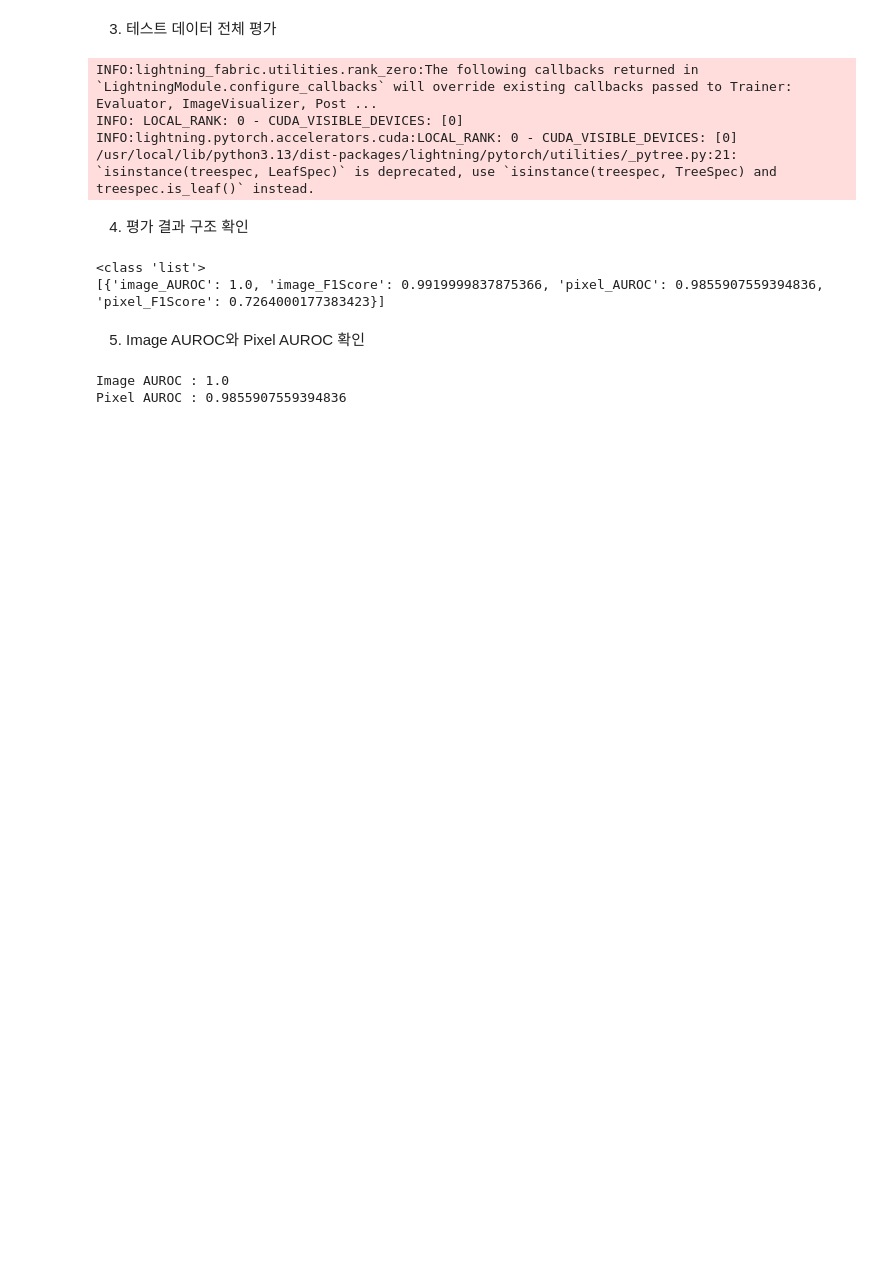
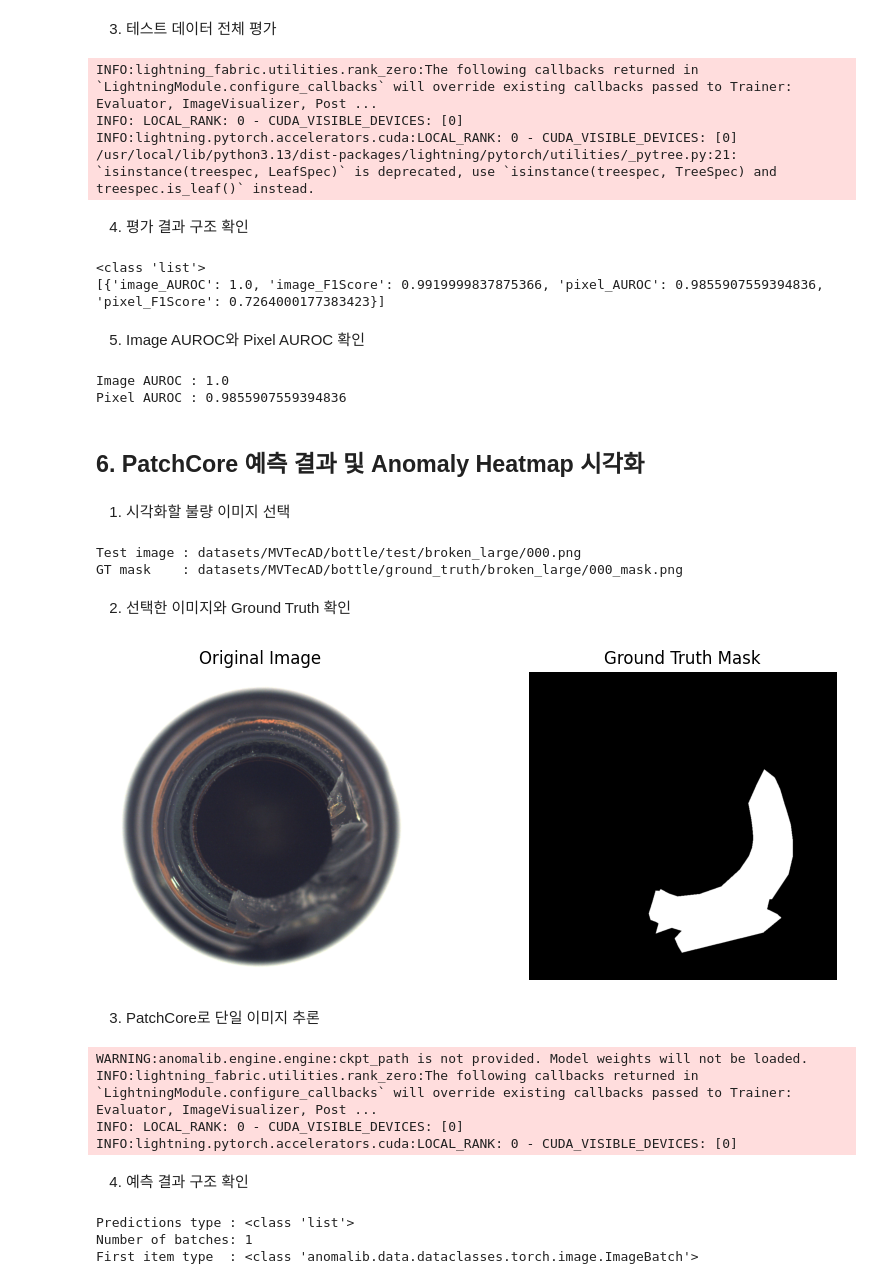
Before and after one commit to minwoo1119/edge-anomaly-detection, a Jupyter notebook: notebooks/mvtec_exploration.ipynb, the cells around one changed output. Saved outputs shown, nothing was run; the diff lists cells and outputs as text; code cells hidden in the pictures; blank space fills up the shorter version.

Commit message:
feat: PatchCore 이상 탐지 결과 및 히트맵 시각화 추가

```diff
--- a/notebooks/mvtec_exploration.ipynb
+++ b/notebooks/mvtec_exploration.ipynb
@@ -353,3 +353,75 @@ print("Pixel AUROC :", pixel_auroc)
 # %% [output]
 Image AUROC : 1.0
 Pixel AUROC : 0.9855907559394836
+# %% [markdown]
+## 6. PatchCore 예측 결과 및 Anomaly Heatmap 시각화
+# %% [markdown]
+1. 시각화할 불량 이미지 선택
+# %%
+from pathlib import Path
+
+root = Path("./datasets/MVTecAD/bottle")
+
+test_image_path = sorted(
+    (root / "test" / "broken_large").glob("*.png")
+)[0]
+
+ground_truth_path = (
+    root
+    / "ground_truth"
+    / "broken_large"
+    / f"{test_image_path.stem}_mask.png"
+)
+
+print("Test image :", test_image_path)
+print("GT mask    :", ground_truth_path)
+# %% [output]
+Test image : datasets/MVTecAD/bottle/test/broken_large/000.png
+GT mask    : datasets/MVTecAD/bottle/ground_truth/broken_large/000_mask.png
+# %% [markdown]
+2. 선택한 이미지와 Ground Truth 확인
+# %%
+from PIL import Image
+import matplotlib.pyplot as plt
+
+original_image = Image.open(test_image_path).convert("RGB")
+ground_truth = Image.open(ground_truth_path).convert("L")
+
+plt.figure(figsize=(10, 4))
+
+plt.subplot(1, 2, 1)
+plt.imshow(original_image)
+plt.title("Original Image")
+plt.axis("off")
+
+plt.subplot(1, 2, 2)
+plt.imshow(ground_truth, cmap="gray")
+plt.title("Ground Truth Mask")
+plt.axis("off")
+
+plt.show()
+# %% [output]
+[figure, added]
+# %% [markdown]
+3. PatchCore로 단일 이미지 추론
+# %%
+predictions = engine.predict(
+    model=model,
+    data_path=str(test_image_path),
+    return_predictions=True,
+)
+# %% [output]
+WARNING:anomalib.engine.engine:ckpt_path is not provided. Model weights will not be loaded.
+INFO:lightning_fabric.utilities.rank_zero:The following callbacks returned in `LightningModule.configure_callbacks` will override existing callbacks passed to Trainer: Evaluator, ImageVisualizer, Post ...
+INFO: LOCAL_RANK: 0 - CUDA_VISIBLE_DEVICES: [0]
+INFO:lightning.pytorch.accelerators.cuda:LOCAL_RANK: 0 - CUDA_VISIBLE_DEVICES: [0]
+# %% [markdown]
+4. 예측 결과 구조 확인
+# %%
+print("Predictions type :", type(predictions))
+print("Number of batches:", len(predictions))
+print("First item type  :", type(predictions[0]))
+# %% [output]
+Predictions type : <class 'list'>
+Number of batches: 1
+First item type  : <class 'anomalib.data.dataclasses.torch.image.ImageBatch'>
```
Also changed, not shown: parts of 17 cells of this notebook.
